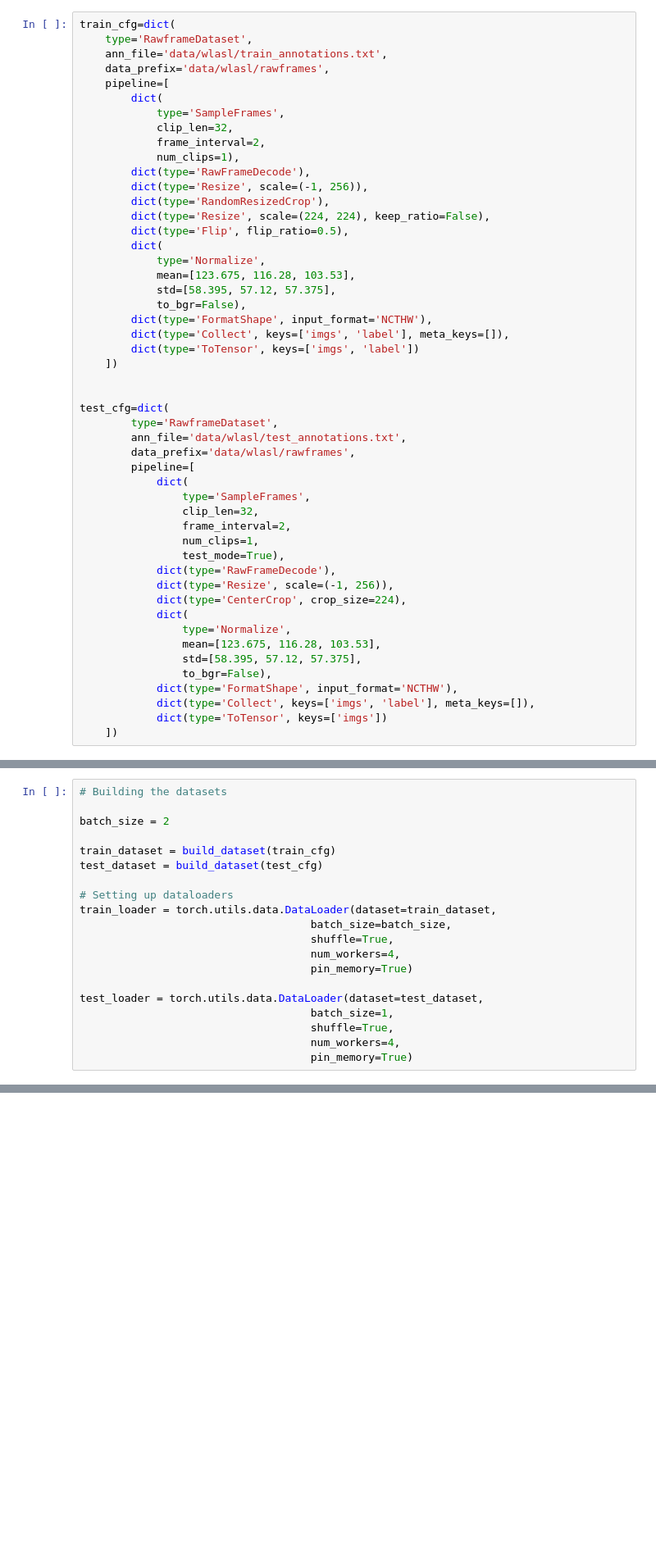
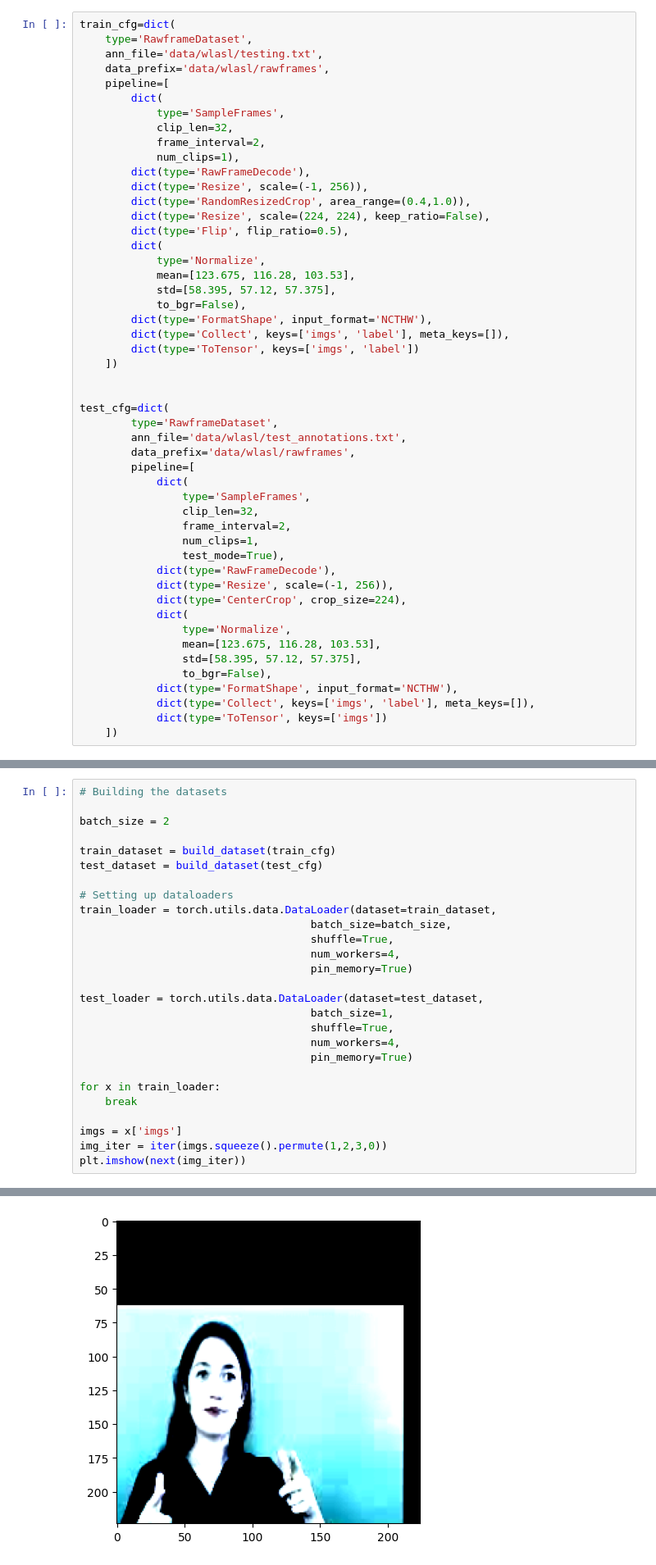
Before and after one commit to UoA-CARES/csn-sign-autoencoder, a Jupyter notebook: depth/depth.ipynb, the cells around one changed output, grey strips where cells are left out. Shown at 82% size. Cells and saved outputs as stored; diff of their text form; blank space fills up the shorter version.

```diff
--- a/depth/depth.ipynb
+++ b/depth/depth.ipynb
@@ -40,7 +40,7 @@ except:
 # %%
 train_cfg=dict(
     type='RawframeDataset',
-    ann_file='data/wlasl/train_annotations.txt',
+    ann_file='data/wlasl/testing.txt',
     data_prefix='data/wlasl/rawframes',
     pipeline=[
         dict(
@@ -50,7 +50,7 @@ train_cfg=dict(
             num_clips=1),
         dict(type='RawFrameDecode'),
         dict(type='Resize', scale=(-1, 256)),
-        dict(type='RandomResizedCrop'),
+        dict(type='RandomResizedCrop', area_range=(0.4,1.0)),
         dict(type='Resize', scale=(224, 224), keep_ratio=False),
         dict(type='Flip', flip_ratio=0.5),
         dict(
@@ -111,3 +111,11 @@ test_loader = torch.utils.data.DataLoader(dataset=test_dataset,
                                     shuffle=True,
                                     num_workers=4,
                                     pin_memory=True)
+
+for x in train_loader:
+    break
+
+imgs = x['imgs']
+img_iter = iter(imgs.squeeze().permute(1,2,3,0))
+plt.imshow(next(img_iter))
+# %% [output]
@@ -114,3 +124,4 @@ test_loader = torch.utils.data.DataLoader(dataset=test_dataset,
+[figure, added]
 # %% [markdown]
 ## Model
 # %%
```
Also changed, not shown: parts of 13 cells of this notebook, 7 other files.
